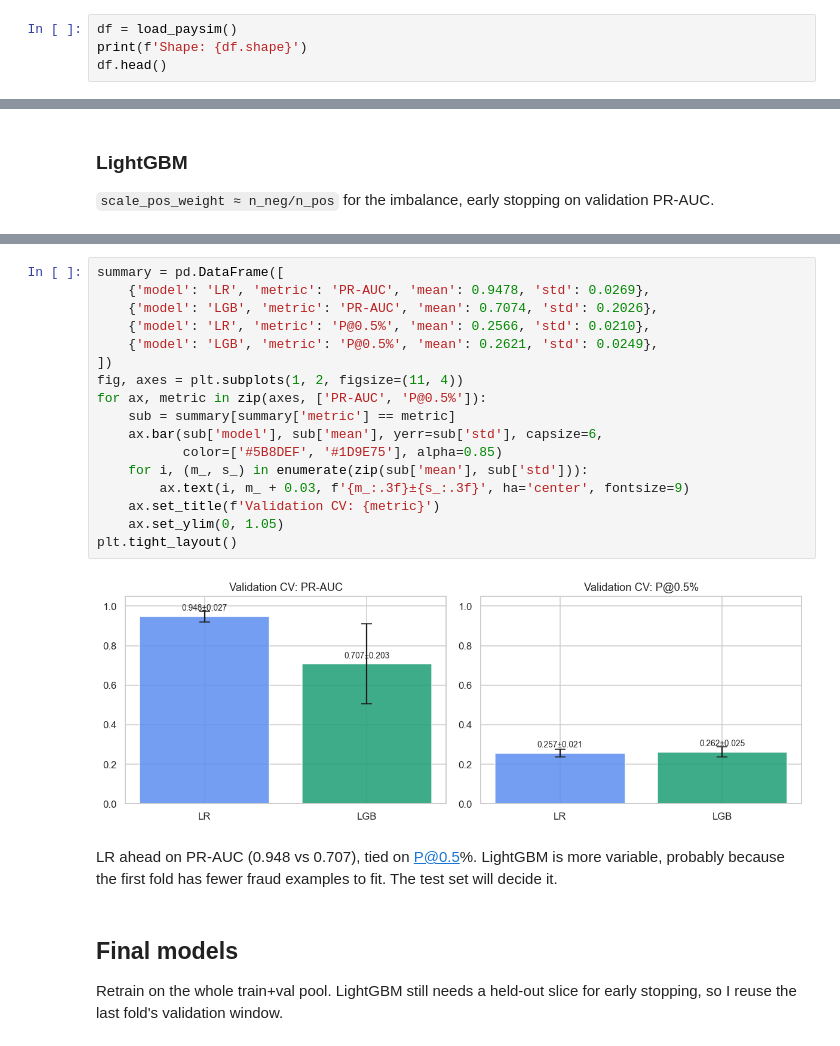
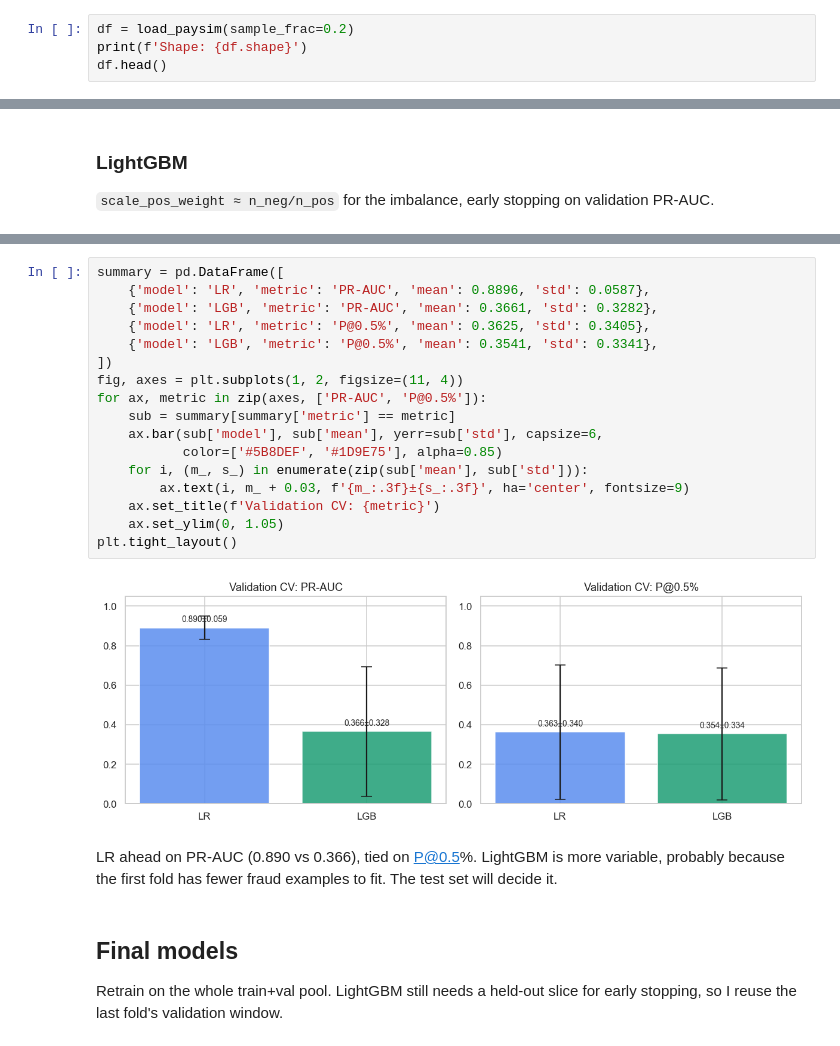
Before and after one commit to silasyakalim/fraud-detection-mobile-money, a Jupyter notebook: notebooks/fraud_detection_analysis.ipynb, the cells around one changed output, grey strips where cells are left out. Cells and saved outputs as stored; diff of their text form.

```diff
--- a/notebooks/fraud_detection_analysis.ipynb
+++ b/notebooks/fraud_detection_analysis.ipynb
@@ -33,7 +35,7 @@ from fraud_detection.evaluation.metrics import (
 
 sns.set_theme(style='whitegrid', palette='muted')
 # %%
-df = load_paysim()
+df = load_paysim(sample_frac=0.2)
 print(f'Shape: {df.shape}')
 df.head()
 # %% [output]
@@ -403,24 +405,24 @@ Fold 2: PR-AUC=0.9543, P@0.5%=0.2840, best_iter=55, trained in 0.87s
 # %%
 summary = pd.DataFrame([
-    {'model': 'LR', 'metric': 'PR-AUC', 'mean': 0.9478, 'std': 0.0269},
-    {'model': 'LGB', 'metric': 'PR-AUC', 'mean': 0.7074, 'std': 0.2026},
-    {'model': 'LR', 'metric': 'P@0.5%', 'mean': 0.2566, 'std': 0.0210},
-    {'model': 'LGB', 'metric': 'P@0.5%', 'mean': 0.2621, 'std': 0.0249},
+    {'model': 'LR', 'metric': 'PR-AUC', 'mean': 0.8896, 'std': 0.0587},
+    {'model': 'LGB', 'metric': 'PR-AUC', 'mean': 0.3661, 'std': 0.3282},
+    {'model': 'LR', 'metric': 'P@0.5%', 'mean': 0.3625, 'std': 0.3405},
+    {'model': 'LGB', 'metric': 'P@0.5%', 'mean': 0.3541, 'std': 0.3341},
 ])
 fig, axes = plt.subplots(1, 2, figsize=(11, 4))
 for ax, metric in zip(axes, ['PR-AUC', 'P@0.5%']):
     sub = summary[summary['metric'] == metric]
     ax.bar(sub['model'], sub['mean'], yerr=sub['std'], capsize=6,
            color=['#5B8DEF', '#1D9E75'], alpha=0.85)
     for i, (m_, s_) in enumerate(zip(sub['mean'], sub['std'])):
         ax.text(i, m_ + 0.03, f'{m_:.3f}±{s_:.3f}', ha='center', fontsize=9)
     ax.set_title(f'Validation CV: {metric}')
     ax.set_ylim(0, 1.05)
 plt.tight_layout()
 # %% [output]
-[figure, old version]
+[figure, new version]
 # %% [markdown]
-LR ahead on PR-AUC (0.948 vs 0.707), tied on P@0.5%. LightGBM is more variable, probably because the first fold has fewer fraud examples to fit. The test set will decide it.
+LR ahead on PR-AUC (0.890 vs 0.366), tied on P@0.5%. LightGBM is more variable, probably because the first fold has fewer fraud examples to fit. The test set will decide it.
 # %% [markdown]
 ## Final models
 
```
Also changed, not shown: parts of 31 cells of this notebook, 10 other files.
